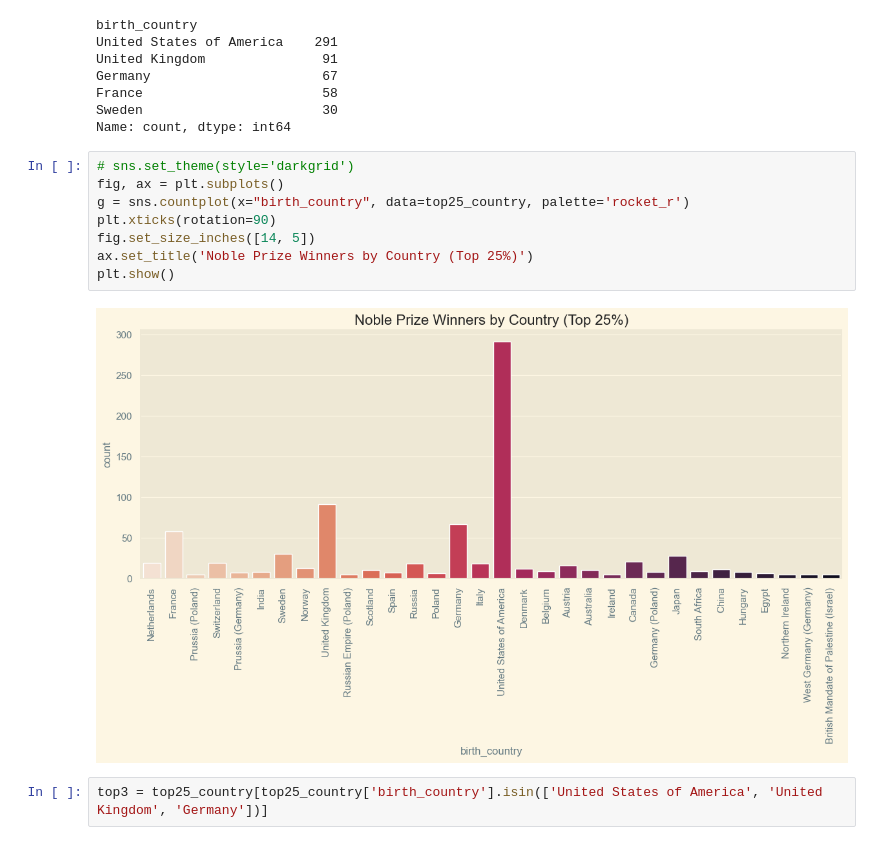
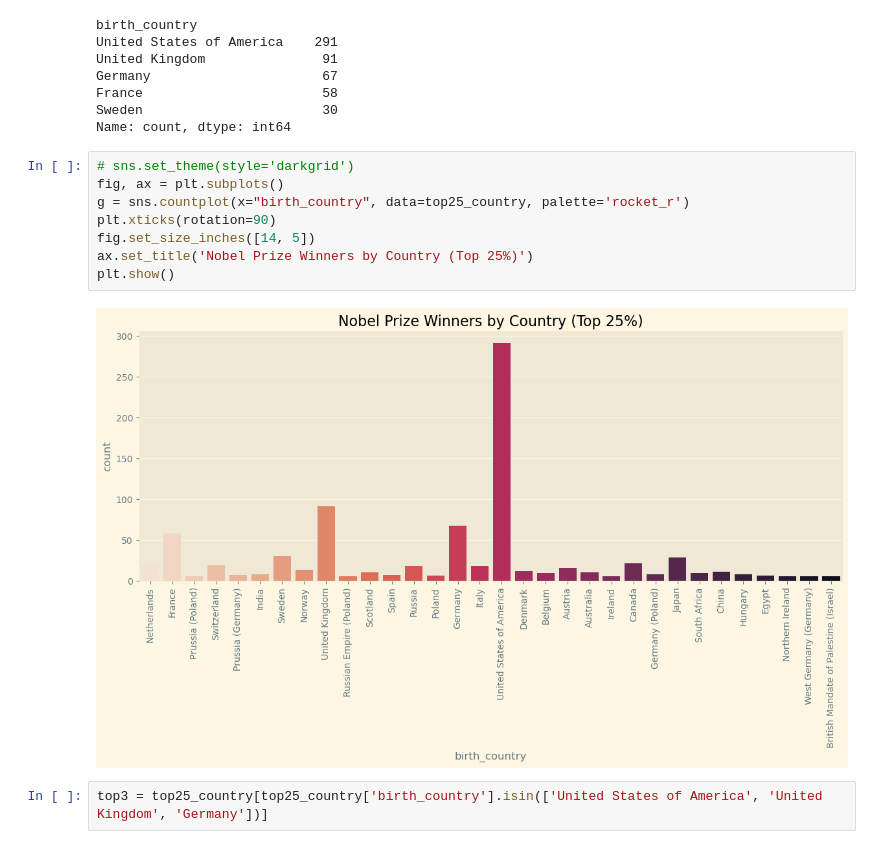
Before and after one commit to Ahnaf19/Nobel_prize_EDA, a Jupyter notebook: v1.ipynb, the cells around one changed output. Drawn from its saved outputs; the diff is of its cells as text.

```diff
--- a/v1.ipynb
+++ b/v1.ipynb
@@ -266,13 +266,13 @@ Name: count, dtype: int64
 # %%
 # sns.set_theme(style='darkgrid')
 fig, ax = plt.subplots()
 g = sns.countplot(x="birth_country", data=top25_country, palette='rocket_r')
 plt.xticks(rotation=90)
 fig.set_size_inches([14, 5])
-ax.set_title('Noble Prize Winners by Country (Top 25%)')
+ax.set_title('Nobel Prize Winners by Country (Top 25%)')
 plt.show()
 # %% [output]
-[figure, old version]
+[figure, new version]
 # %%
 top3 = top25_country[top25_country['birth_country'].isin(['United States of America', 'United Kingdom', 'Germany'])]
 # %%
```
Also changed, not shown: parts of 10 cells of this notebook, 2 other files.
